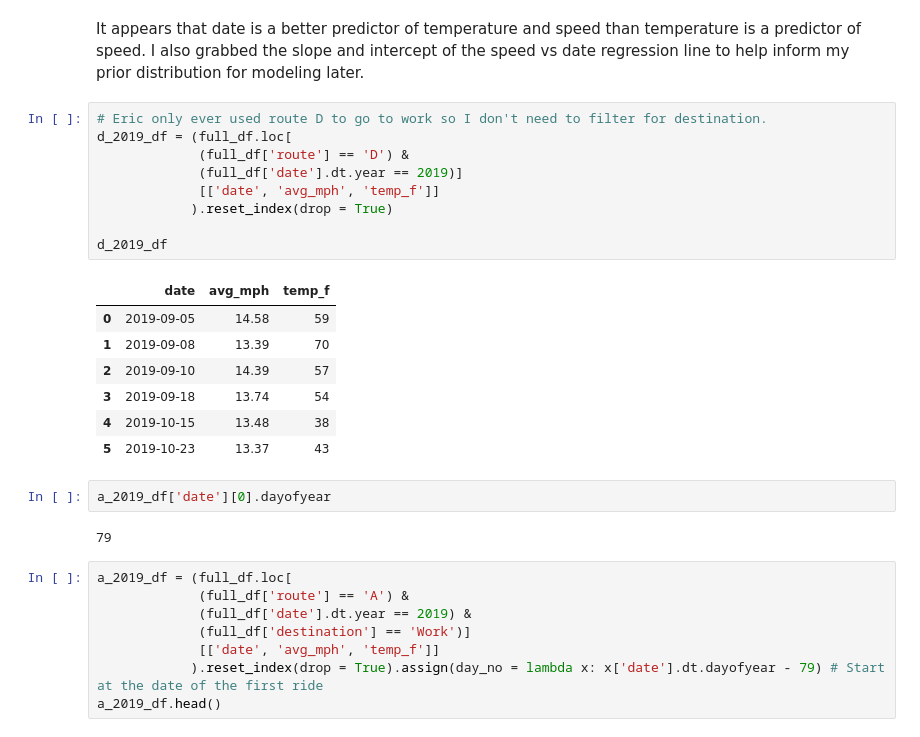
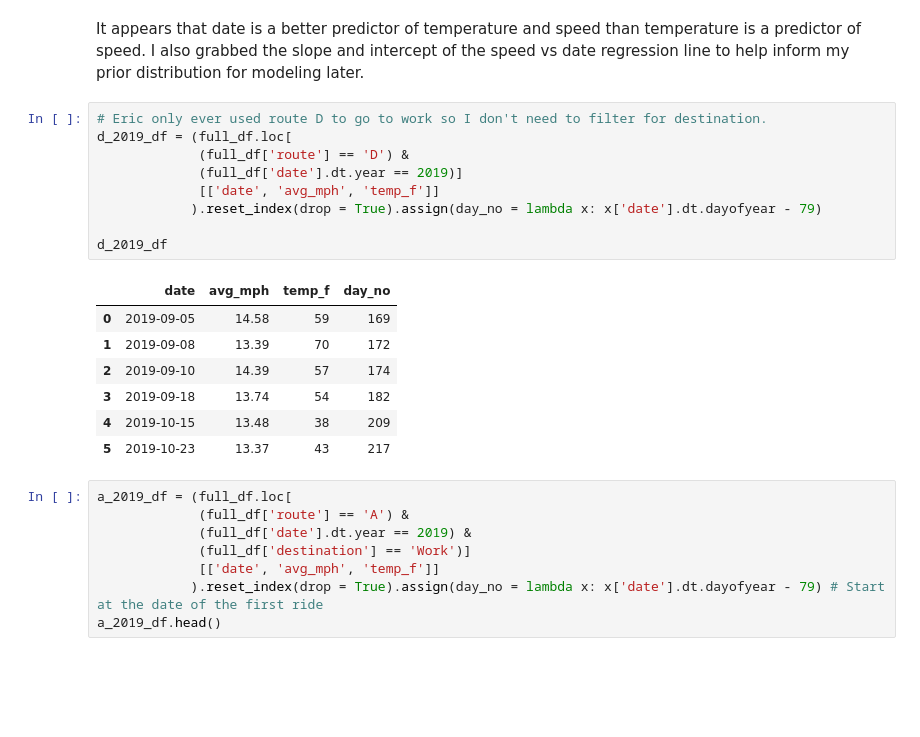
Before and after one commit to loganschmitt14/Brunner_DS_Task, a Jupyter notebook: biking.ipynb, the cells around one changed output. Cells and saved outputs as stored; diff of their text form; blank space fills up the shorter version.

```diff
--- a/biking.ipynb
+++ b/biking.ipynb
@@ -330,24 +335,20 @@ It appears that date is a better predictor of temperature and speed than tempera
 # %%
 # Eric only ever used route D to go to work so I don't need to filter for destination.
 d_2019_df = (full_df.loc[
              (full_df['route'] == 'D') &
              (full_df['date'].dt.year == 2019)]
              [['date', 'avg_mph', 'temp_f']]
-            ).reset_index(drop = True)
+            ).reset_index(drop = True).assign(day_no = lambda x: x['date'].dt.dayofyear - 79)
 
 d_2019_df
 # %% [output]
-|  | date | avg_mph | temp_f |
-| 0 | 2019-09-05 | 14.58 | 59 |
-| 1 | 2019-09-08 | 13.39 | 70 |
-| 2 | 2019-09-10 | 14.39 | 57 |
-| 3 | 2019-09-18 | 13.74 | 54 |
-| 4 | 2019-10-15 | 13.48 | 38 |
-| 5 | 2019-10-23 | 13.37 | 43 |
+|  | date | avg_mph | temp_f | day_no |
+| 0 | 2019-09-05 | 14.58 | 59 | 169 |
+| 1 | 2019-09-08 | 13.39 | 70 | 172 |
+| 2 | 2019-09-10 | 14.39 | 57 | 174 |
+| 3 | 2019-09-18 | 13.74 | 54 | 182 |
+| 4 | 2019-10-15 | 13.48 | 38 | 209 |
+| 5 | 2019-10-23 | 13.37 | 43 | 217 |
-# %%
-a_2019_df['date'][0].dayofyear
-# %% [output]
-79
 # %%
 a_2019_df = (full_df.loc[
              (full_df['route'] == 'A') &
```
Also changed, not shown: parts of 13 cells of this notebook.
